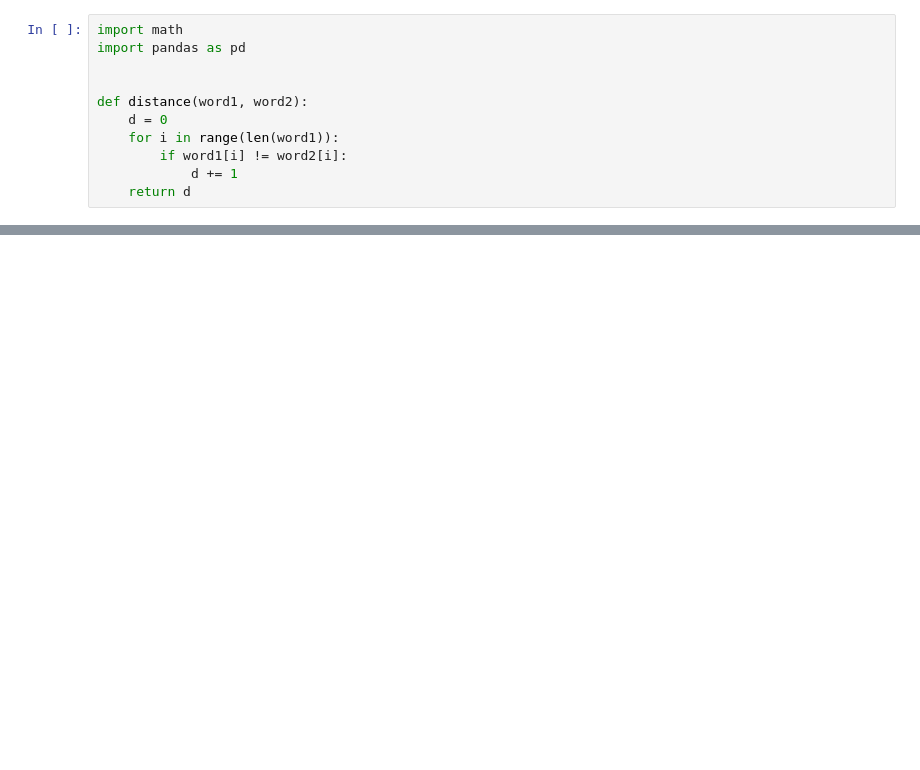
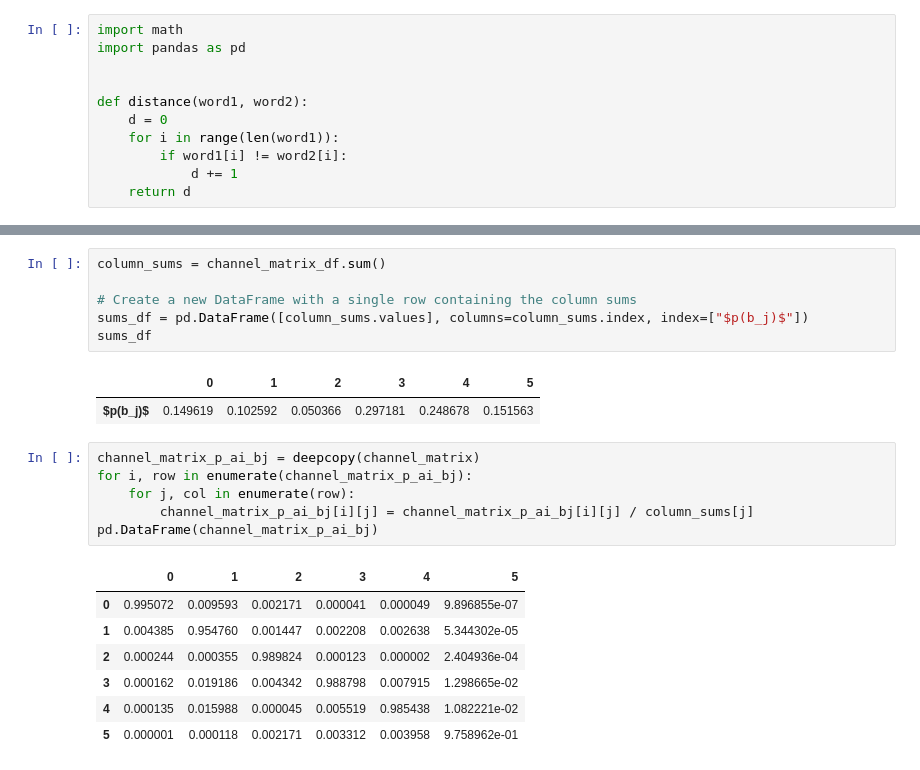
Before and after one commit to o-khytrov/InformationTheory, a Jupyter notebook: practice.ipynb, the cells around one changed output, grey strips where cells are left out. Drawn from its saved outputs; the diff is of its cells as text; blank space fills up the shorter version.

```diff
--- a/practice.ipynb
+++ b/practice.ipynb
@@ -56,0 +54,23 @@ channel_matrix_df
+# %%
+column_sums = channel_matrix_df.sum()
+
+# Create a new DataFrame with a single row containing the column sums
+sums_df = pd.DataFrame([column_sums.values], columns=column_sums.index, index=["$p(b_j)$"])
+sums_df
+# %% [output]
+|  | 0 | 1 | 2 | 3 | 4 | 5 |
+| $p(b_j)$ | 0.149619 | 0.102592 | 0.050366 | 0.297181 | 0.248678 | 0.151563 |
+# %%
+channel_matrix_p_ai_bj = deepcopy(channel_matrix)
+for i, row in enumerate(channel_matrix_p_ai_bj):
+    for j, col in enumerate(row):
+        channel_matrix_p_ai_bj[i][j] = channel_matrix_p_ai_bj[i][j] / column_sums[j]
+pd.DataFrame(channel_matrix_p_ai_bj)
+# %% [output]
+|  | 0 | 1 | 2 | 3 | 4 | 5 |
+| 0 | 0.995072 | 0.009593 | 0.002171 | 0.000041 | 0.000049 | 9.896855e-07 |
+| 1 | 0.004385 | 0.954760 | 0.001447 | 0.002208 | 0.002638 | 5.344302e-05 |
+| 2 | 0.000244 | 0.000355 | 0.989824 | 0.000123 | 0.000002 | 2.404936e-04 |
+| 3 | 0.000162 | 0.019186 | 0.004342 | 0.988798 | 0.007915 | 1.298665e-02 |
+| 4 | 0.000135 | 0.015988 | 0.000045 | 0.005519 | 0.985438 | 1.082221e-02 |
+| 5 | 0.000001 | 0.000118 | 0.002171 | 0.003312 | 0.003958 | 9.758962e-01 |
```
Also changed, not shown: parts of 2 cells of this notebook, 6 other files.
